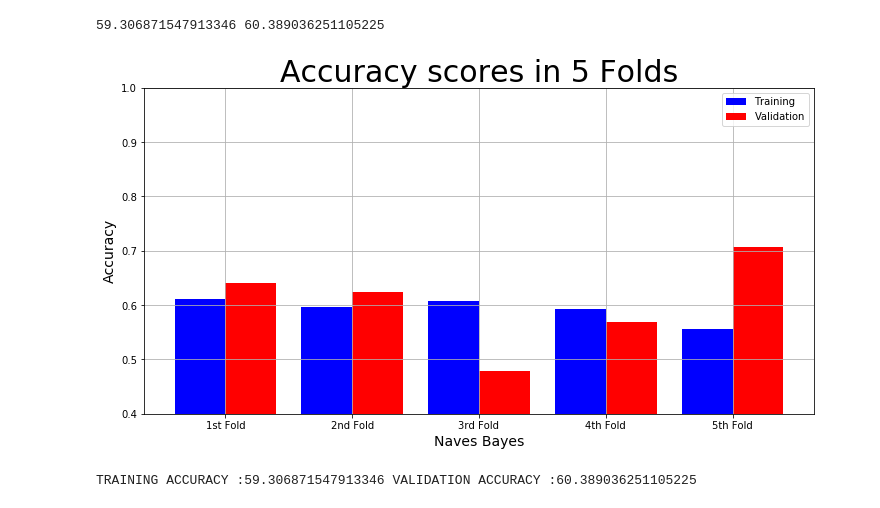
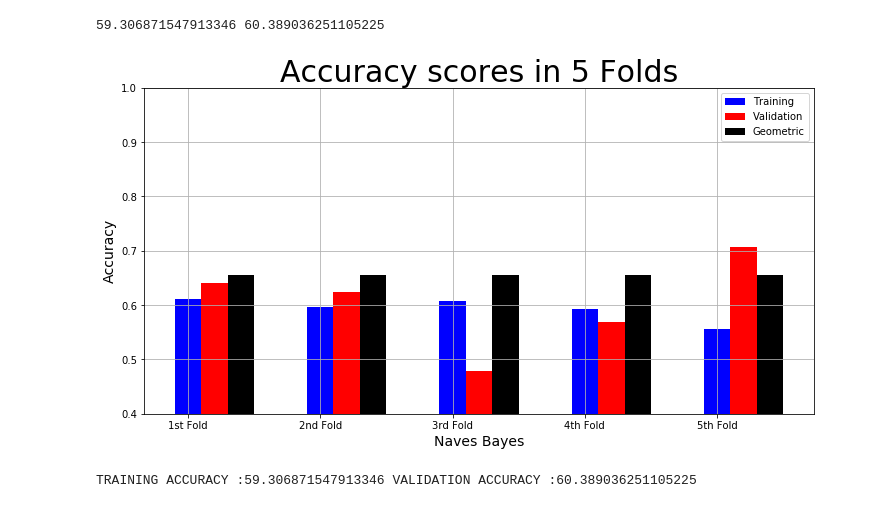
Before and after one commit to Pspetz/Liver_disease_prediction, a Jupyter notebook: decision.ipynb, the cells around one changed output. Drawn from its saved outputs; the diff is of its cells as text; code cells hidden in the pictures.

```diff
--- a/decision.ipynb
+++ b/decision.ipynb
@@ -175,6 +175,7 @@ print(X_data_minmax.shape)
 #Function to perform 5 Folds Cross-Validation
 from sklearn.model_selection import cross_validate
 from sklearn.model_selection import KFold
+from sklearn.model_selection import cross_val_predict
 kf = KFold(n_splits=5)
 
 
@@ -183,7 +184,6 @@ def cross_validation(model, _X, _y, _cv=kf):
      #_Y out labels
      #cv Determines the number of folds for cross-validation.
 
-
       _scoring = ['accuracy', 'precision', 'recall', 'f1']
       results = cross_validate(estimator=model,
                                X=_X,
@@ -191,6 +191,9 @@ def cross_validation(model, _X, _y, _cv=kf):
                                cv=kf,
                                scoring=_scoring,
                                return_train_score=True)
+
+      y_pred = cross_val_predict(gnb, X_data_minmax, Y_data, cv=5)
+      geometrin_mean_score=geometric_mean_score(Y_data, y_pred)
 
       return {"Training Accuracy scores": results['train_accuracy'],
               "Mean Training Accuracy": results['train_accuracy'].mean()*100,
@@ -207,29 +210,15 @@ def cross_validation(model, _X, _y, _cv=kf):
               "Validation Recall scores": results['test_recall'],
               "Mean Validation Recall": results['test_recall'].mean(),
               "Validation F1 scores": results['test_f1'],
-              "Mean Validation F1 Score": results['test_f1'].mean()
-              }
+              "Mean Validation F1 Score": results['test_f1'].mean(),
+              "geometric_mean_score":geometrin_mean_score
+      }
 # %%
 #'Function to plot a grouped bar chart showing the training and validation results of the ML model in each fold after applying K-fold cross-validation.
-def plot_result(x_label, y_label, plot_title, train_data, val_data):
+def plot_result(x_label, y_label, plot_title, train_data, val_data,geometric_data):
    #x_label name algorithm
    #y_label: str, Name of metric being visualized e.g 'Accuracy'
-        '''
-         ----------
 
-         plot_title: str,
-            This is the title of the plot e.g 'Accuracy Plot'
-
-         train_result: list, array
-            This is the list containing either training precision, accuracy, or f1 score.
-
-         val_result: list, array
-            This is the list containing either validation precision, accuracy, or f1 score.
-         Returns
-         -------
-         The function returns a Grouped Barchart showing the training and validation result
-         in each fold.
-        '''
 
         # Set size of plot
         plt.figure(figsize=(12,6))
@@ -237,8 +226,9 @@ def plot_result(x_label, y_label, plot_title, train_data, val_data):
         X_axis = np.arange(len(labels))
         ax = plt.gca()
         plt.ylim(0.40000, 1)
-        plt.bar(X_axis-0.2, train_data, 0.4, color='blue', label='Training')
-        plt.bar(X_axis+0.2, val_data, 0.4, color='red', label='Validation')
+        plt.bar(X_axis+0.0, train_data, 0.2, color='blue', label='Training')
+        plt.bar(X_axis+0.2, val_data, 0.2, color='red', label='Validation')
+        plt.bar(X_axis+0.4, geometric_data, 0.2, color='black', label='Geometric')
         plt.title(plot_title, fontsize=30)
         plt.xticks(X_axis, labels)
         plt.xlabel(x_label, fontsize=14)
@@ -271,16 +259,12 @@ print(Training_acc,Validation_Acc)
 # %%
 model_name = "Naves Bayes"
 
-plot_result(model_name,
-            "Accuracy",
-            "Accuracy scores in 5 Folds",
-            decision__result["Training Accuracy scores"],
-            decision__result["Validation Accuracy scores"])
+plot_result(model_name,"Accuracy","Accuracy scores in 5 Folds",decision__result["Training Accuracy scores"],decision__result["Validation Accuracy scores"],decision__result['geometric_mean_score'])
 
-x =  cross_validation(gnb, X_data_minmax, Y_data, kf)
+x = cross_validation(gnb, X_data_minmax, Y_data, kf)
 Training_acc=x["Mean Training Accuracy"]
 Validation_Acc=x["Mean Validation Accuracy"]
 print(f'TRAINING ACCURACY :{Training_acc}',f'VALIDATION ACCURACY :{Validation_Acc}')
 # %% [output]
-[figure, old version]
+[figure, new version]
 TRAINING ACCURACY :59.306871547913346 VALIDATION ACCURACY :60.389036251105225
```
Also changed, not shown: parts of 6 cells of this notebook.
